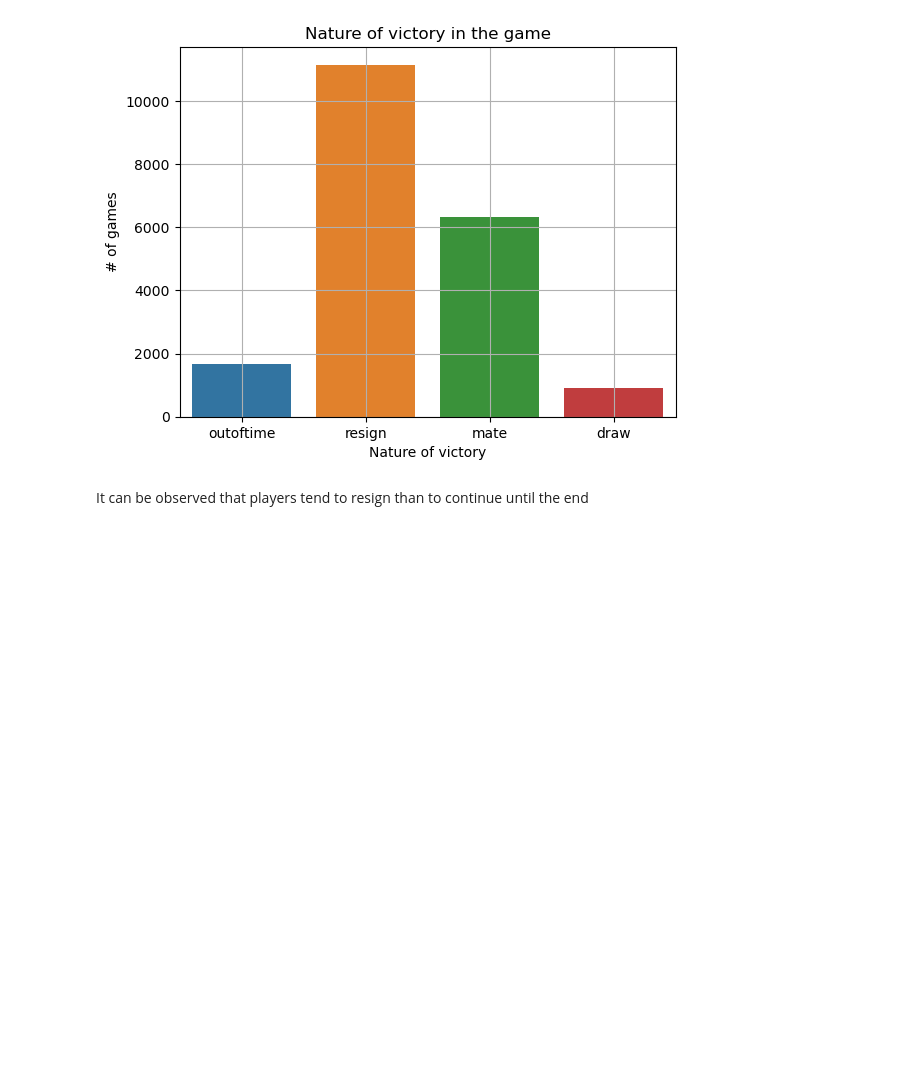
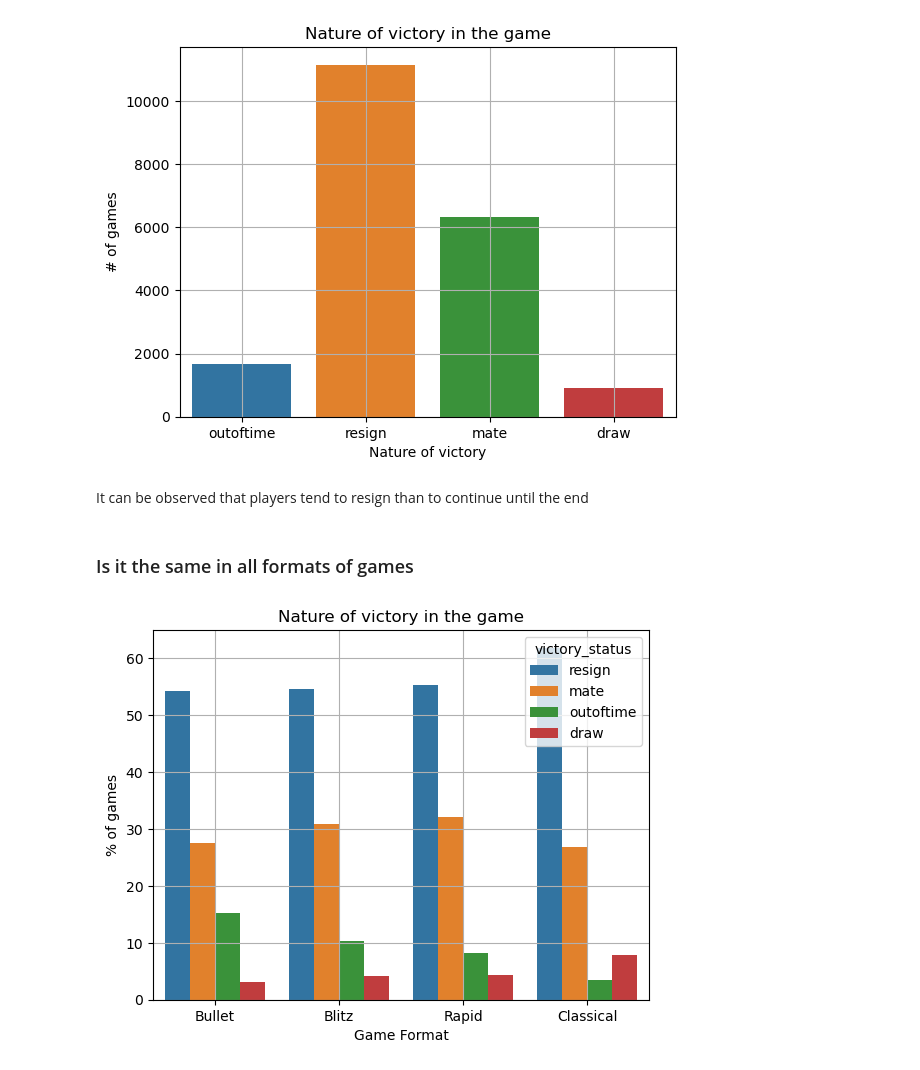
Before and after one commit to avezshariq/DataScience, a Jupyter notebook: chess/lichess.ipynb, the cells around one changed output. Saved outputs shown, nothing was run; the diff lists cells and outputs as text; code cells hidden in the pictures; blank space fills up the shorter version.

Commit message:
Add barplots

```diff
--- a/chess/lichess.ipynb
+++ b/chess/lichess.ipynb
@@ -67,6 +67,8 @@ plt.show()
 [figure]
 # %% [markdown]
 It can be observed that players tend to resign than to continue until the end
+# %% [markdown]
+### Is it the same in all formats of games
 # %%
 # Split increment_code:
 df['base_time'] = df['increment_code'].str.split('+').str[0].astype(int)
@@ -87,0 +89,24 @@ df['game_category'] = np.select(conditions, choices, default='Unknown')
+# %%
+# Write code to convert all into percentage
+plot_df = pd.DataFrame()
+
+for choice in choices:
+    temp_df = df[df['format'] == choice]
+    to_concat = round(temp_df['victory_status'].value_counts(normalize=True) * 100, 2)
+    victory_status = to_concat.index
+    game_format = [choice for x in victory_status]
+    victory_status_percentage = list(to_concat)
+    concat_df = pd.DataFrame(zip(victory_status, game_format, victory_status_percentage))
+    plot_df = pd.concat([plot_df, concat_df])
+
+plot_df.columns = ['victory_status', 'game_format', 'victory_status_percentage']
+sns.barplot(data=plot_df, x='game_format', y='victory_status_percentage', hue='victory_status')
+plt.title('Nature of victory in the game')
+plt.xlabel('Game Format')
+plt.ylabel('% of games')
+# plt.legend(['Resign', 'Mate', 'Out of Time', 'Draw'])
+# plt.legend(title='Victory Status', labels=['Resign', 'Mate', 'Out of Time', 'Draw'])
+plt.grid(True)
+plt.show()
+# %% [output]
+[figure, added]
```
Also changed, not shown: parts of 18 cells of this notebook.
